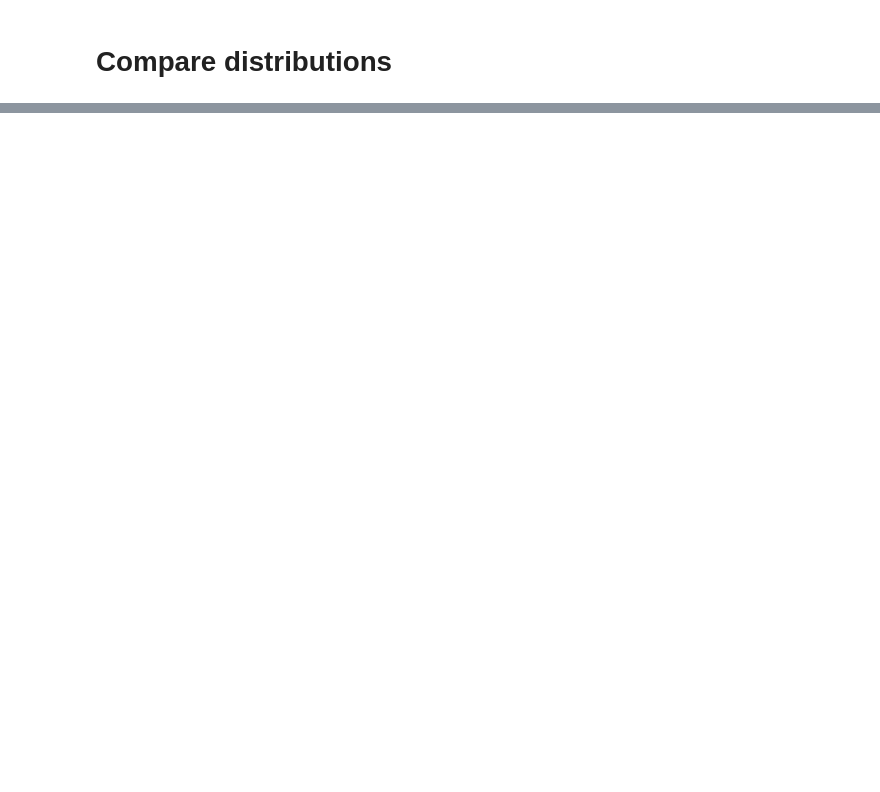
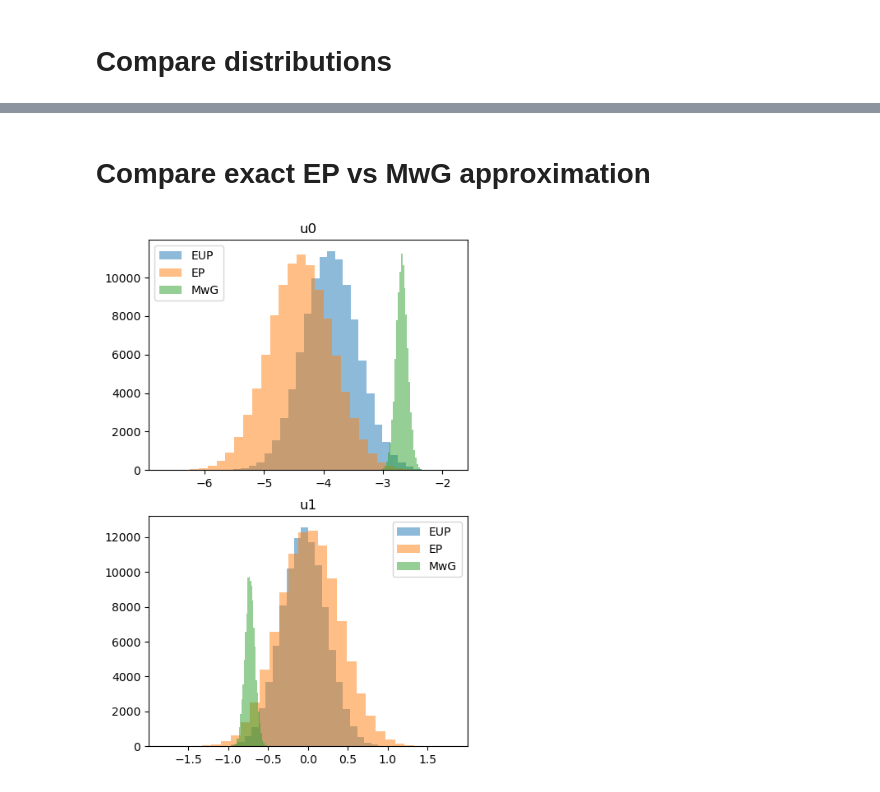
Before and after one commit to arob5/Bayesian-inference-with-surrogates, a Jupyter notebook: experiments/linear_Gaussian/linear_Gaussian_experiment.ipynb, the cells around one changed output, grey strips where cells are left out. Drawn from its saved outputs; the diff is of its cells as text; code cells hidden in the pictures; blank space fills up the shorter version.

```diff
--- a/experiments/linear_Gaussian/linear_Gaussian_experiment.ipynb
+++ b/experiments/linear_Gaussian/linear_Gaussian_experiment.ipynb
@@ -76,0 +117,8 @@ plt.show()
+# %% [markdown]
+# Compare exact EP vs MwG approximation
+# %%
+hist_plt_mwg = get_col_hist_grid(samp_eup, samp_ep, mcmc_samp, bins=30, nrows=2,
+                                 col_labs=col_labs, plot_labs=["EUP", "EP", "MwG"])
+plt.show()
+# %% [output]
+[figure, added]
```
Also changed, not shown: parts of 11 cells of this notebook, 2 other files.
